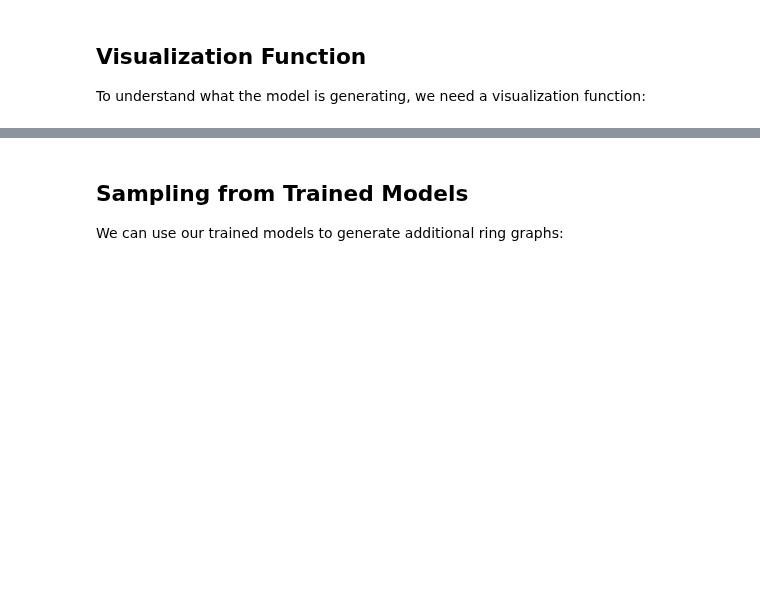
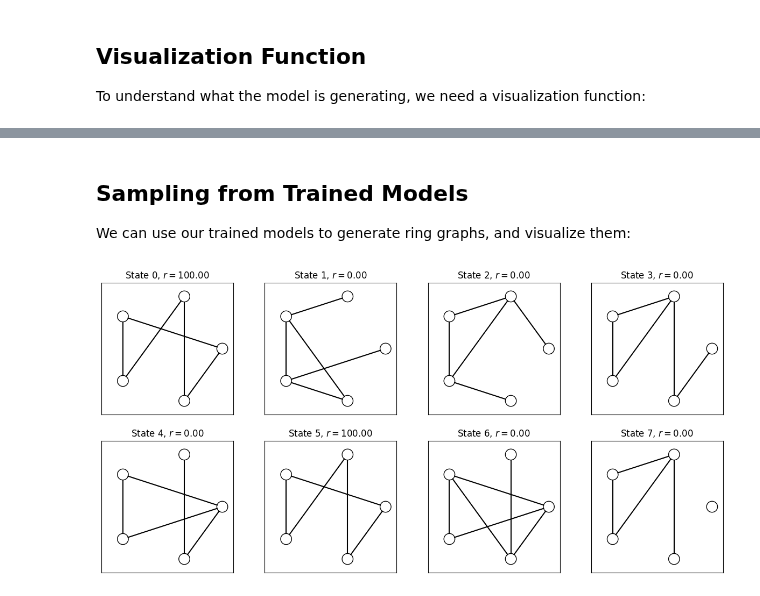
Before and after one commit to GFNOrg/torchgfn, a Jupyter notebook: tutorials/notebooks/intro_graph.ipynb, the cells around one changed output, grey strips where cells are left out. Saved outputs shown, nothing was run; the diff lists cells and outputs as text; code cells hidden in the pictures; blank space fills up the shorter version.

```diff
--- a/tutorials/notebooks/intro_graph.ipynb
+++ b/tutorials/notebooks/intro_graph.ipynb
@@ -13,7 +10,6 @@ Let's first import all the necessary libraries:
 # %%
 import math
 import time
-from collections import defaultdict
 
 import matplotlib.pyplot as plt
 import torch
@@ -24,7 +20,10 @@ from gfn.gflownet.trajectory_balance import TBGFlowNet
 from gfn.gym.graph_building import GraphBuildingOnEdges
 from gfn.modules import DiscreteGraphPolicyEstimator
 from gfn.states import GraphStates
-from gfn.utils.modules import GraphEdgeActionGNN, GraphEdgeActionMLP
+from gfn.utils.modules import GraphEdgeActionGNN
+
+torch.random.manual_seed(7)
+device = torch.device('cuda' if torch.cuda.is_available() else 'cpu')
 # %% [markdown]
 ## Defining the Reward Function
 
@@ -577,0 +164,27 @@ gflownet_undirected, env_undirected, evaluator_undirected, losses_undirected = t
+# %%
+env = GraphBuildingOnEdges(
+    n_nodes=5,
+    state_evaluator=reward_function,
+    directed=False,
+    device=device,
+)
+
+
+pf = DiscreteGraphPolicyEstimator(
+    module=GraphEdgeActionGNN(
+        env.n_nodes,
+        directed=False,
+        num_conv_layers=2,
+        num_edge_classes=env.num_edge_classes,
+    )
+)
+pb = DiscreteGraphPolicyEstimator(
+    module=GraphEdgeActionGNN(
+        env.n_nodes,
+        directed=False,
+        is_backward=True,
+        num_conv_layers=2,
+        num_edge_classes=env.num_edge_classes,
+    ),
+    is_backward=True,
+)
@@ -578,4 +261,4 @@ gflownet_undirected, env_undirected, evaluator_undirected, losses_undirected = t
 # %% [markdown]
 ## Sampling from Trained Models
 
-We can use our trained models to generate additional ring graphs:
+We can use our trained models to generate ring graphs, and visualize them:
@@ -598,0 +265,6 @@ undirected_samples = generate_samples(
+# %%
+trajectories = gflownet.sample_trajectories(env, n=8)
+terminating_states = trajectories.terminating_states
+render_states(terminating_states, reward_function)  # type: ignore
+# %% [output]
+[figure, added]
```
Also changed, not shown: parts of 19 cells of this notebook.
